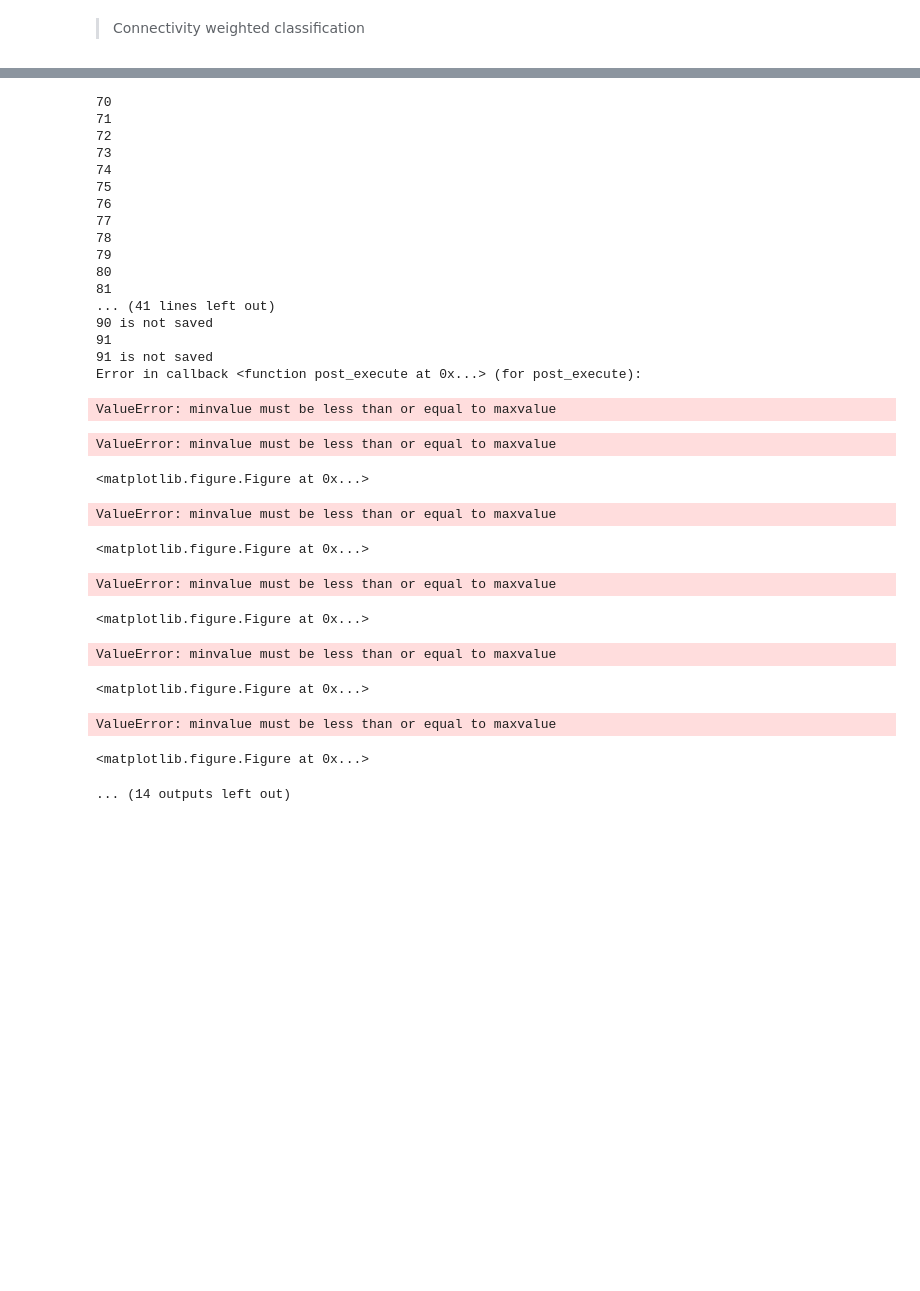
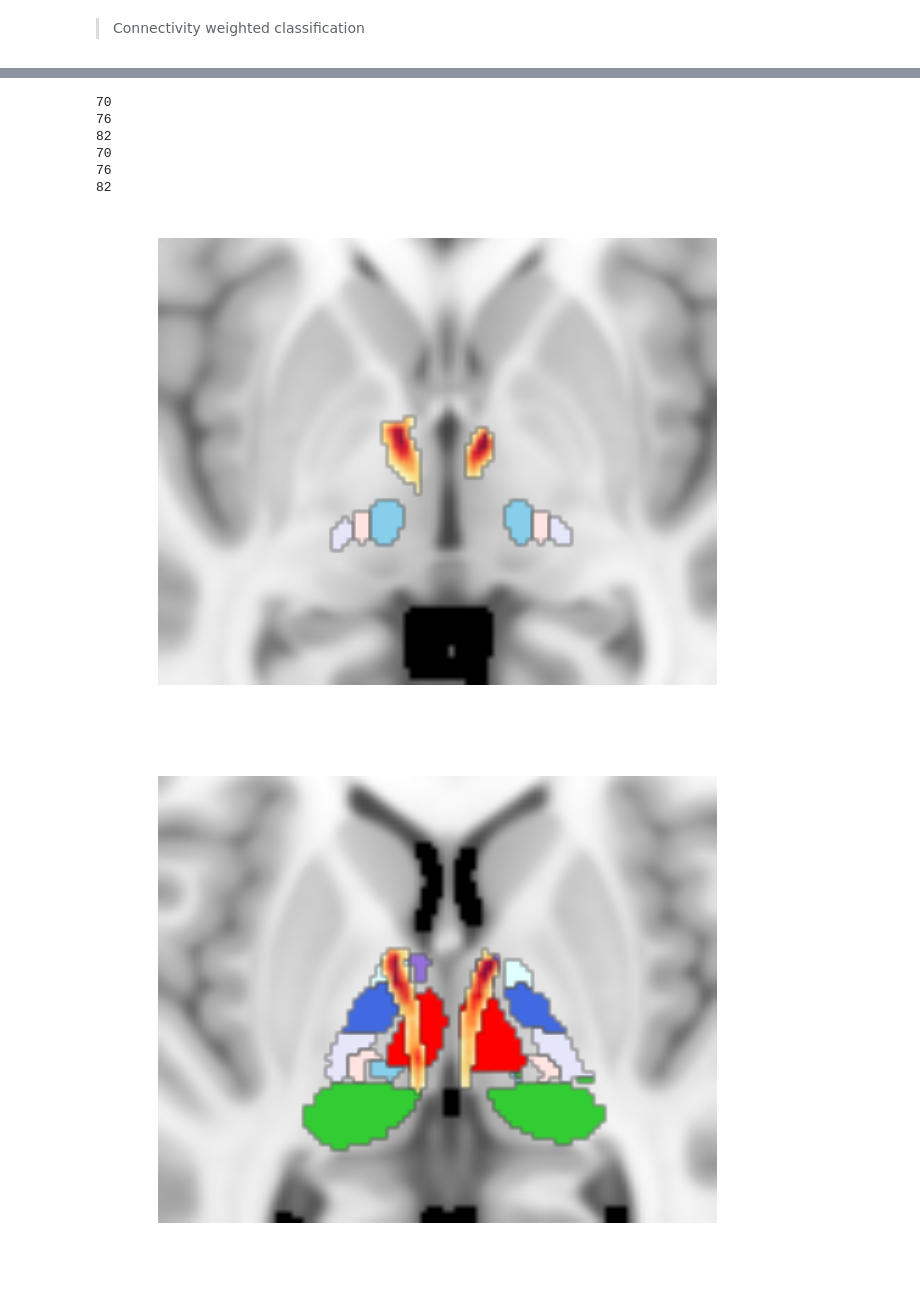
Before and after one commit to kcho/nuclei_matching, a Jupyter notebook: Thalamic_segmentation_localization.ipynb, the cells around one changed output, grey strips where cells are left out. Drawn from its saved outputs; the diff is of its cells as text; code cells hidden in the pictures; blank space fills up the shorter version.

```diff
--- a/Thalamic_segmentation_localization.ipynb
+++ b/Thalamic_segmentation_localization.ipynb
@@ -735,11 +633,11 @@ y1,y2 = (40,140)
 
 for ROI in ['OFC','LTC']:
 
-    slices = range(70,92)
+    slices = range(70,86,6)
     for sliceNum in slices:
         try:
             print sliceNum
-            fig, ax = plt.subplots(figsize=(10,10), dpi=300)
+            fig, ax = plt.subplots(figsize=(10,10), dpi=100)
 
             '''Make colormap from a dictionary {nuclei:color}'''
             my_cmap = copy(plt.cm.gray)
@@ -762,65 +660,46 @@ for ROI in ['OFC','LTC']:
                 my_cmap.set_under('green',alpha=0)
                 my_cmap.set_over(color,alpha=1)
                 my_cmap.set_bad('gold',alpha=.5)
 
                 zero_except_nucleus = talairach_thalamus.copy()
                 zero_except_nucleus[zero_except_nucleus!=nuclei_num] = 0
-
-                ax.imshow(np.fliplr(np.flipud(zero_except_nucleus[:,:,sliceNum].T))[x1:x2, y1:y2],
-                          cmap=my_cmap,
-                          vmin=1,
-                          vmax=2)
+                try:
+                    ax.imshow(np.fliplr(np.flipud(zero_except_nucleus[:,:,sliceNum].T))[x1:x2, y1:y2],
+                              cmap=my_cmap,
+                              vmin=1,
+                              vmax=2)
+                except:
+                    pass
 
                 ax.axis('off')
 
             for side in 'lh','rh':
                 data = nothr_allData['{0}_{1}'.format(side, ROI)]
                 quartile_v = 95
                 thr = np.percentile(data[data>0], quartile_v)
                 data_mask = data > thr
 
                 '''Draw subject data'''
                 my_cmap = copy(matplotlib.cm.get_cmap('YlOrRd')) # make a copy so we don't mess up system copy
                 my_cmap.set_under('r', alpha=0) # make locations over vmax translucent red
                 ax.imshow(np.fliplr(np.flipud(data[:,:,sliceNum].T))[x1:x2, y1:y2],
                             cmap=my_cmap,
                             alpha=.9,
                             vmin=thr)
                 ax.axis('off')
 
     #         fig.show()
-            fig.savefig('/Users/admin/Desktop/{ROI}_brain_overlap_ROIs_{sliceNum}.png'.format(ROI=ROI,sliceNum=sliceNum),
-                       bbox_inches='tight', pad_inches=0, dpi=300)
-            plt.close()
+#             fig.savefig('/Users/admin/Desktop/{ROI}_brain_overlap_ROIs_{sliceNum}.png'.format(ROI=ROI,sliceNum=sliceNum),
+#                        bbox_inches='tight', pad_inches=0, dpi=300)
+#             plt.close()
         except:
             print sliceNum, 'is not saved'
 # %% [output]
 70
-71
-72
-73
-74
-75
 76
-77
-78
-79
-80
-81
-... (41 lines left out)
-90 is not saved
-91
-91 is not saved
-Error in callback <function post_execute at 0x...> (for post_execute):
+82
+70
+76
+82
-ValueError: minvalue must be less than or equal to maxvalue
-ValueError: minvalue must be less than or equal to maxvalue
-<matplotlib.figure.Figure at 0x...>
-ValueError: minvalue must be less than or equal to maxvalue
-<matplotlib.figure.Figure at 0x...>
-ValueError: minvalue must be less than or equal to maxvalue
-<matplotlib.figure.Figure at 0x...>
-ValueError: minvalue must be less than or equal to maxvalue
-<matplotlib.figure.Figure at 0x...>
-ValueError: minvalue must be less than or equal to maxvalue
-<matplotlib.figure.Figure at 0x...>
-... (14 outputs left out)
+[figure, added]
+[figure, added]
```
Also changed, not shown: parts of 37 cells of this notebook.
